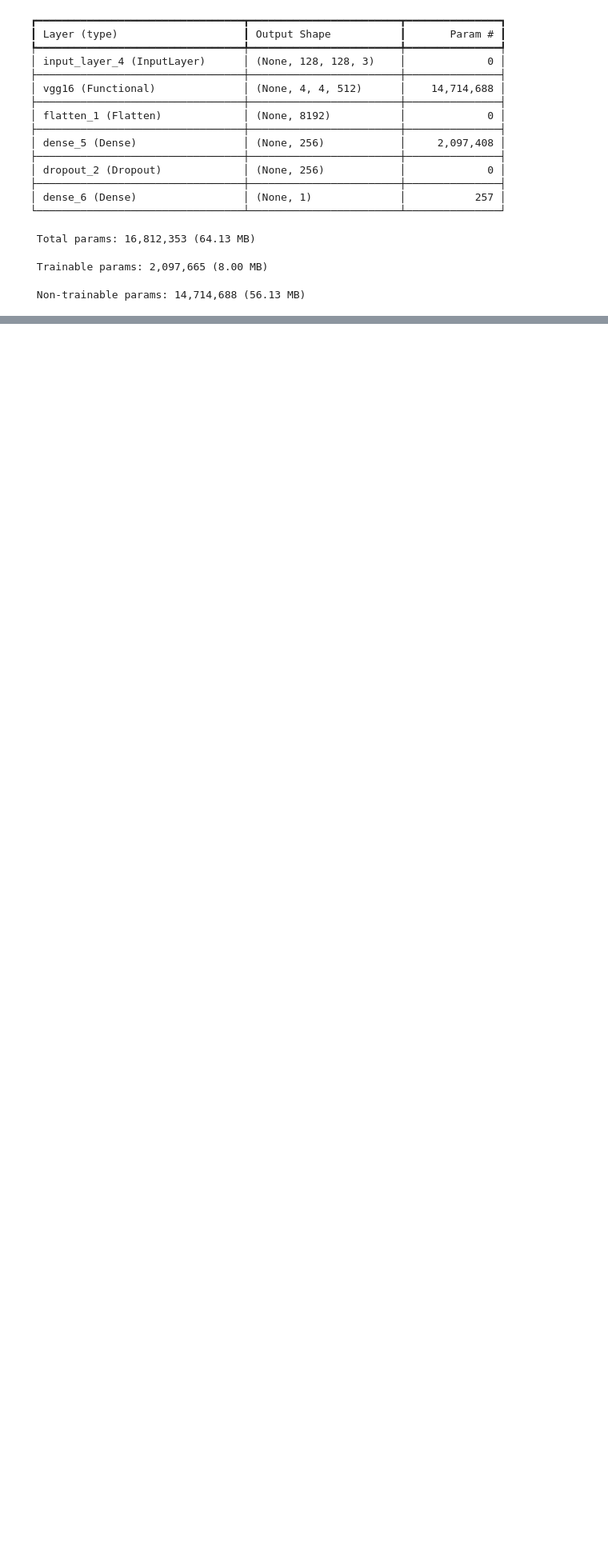
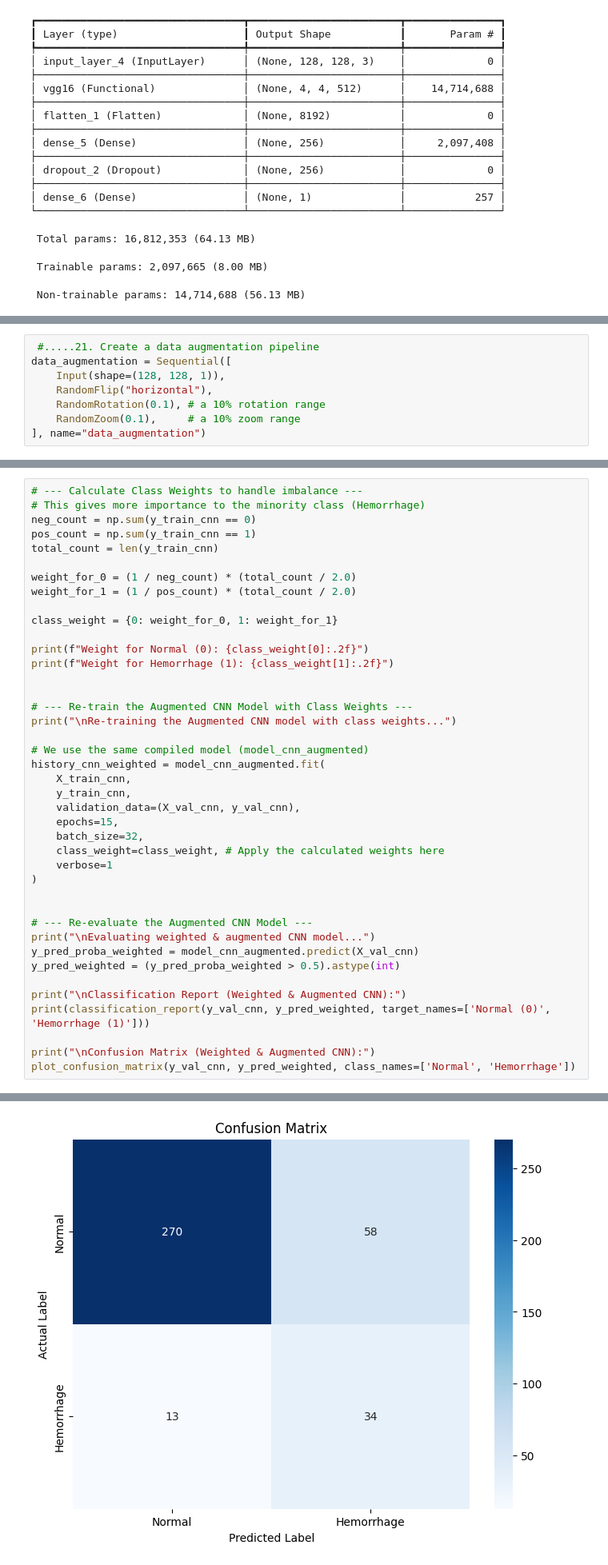
Before and after one commit to khadkadiwakar/Intercranial-Hemorrhage-Detection-, a Jupyter notebook: notebooks/2.0-model-prototyping.ipynb, the cells around one changed output, grey strips where cells are left out. Shown at 80% size. Saved outputs shown, nothing was run; the diff lists cells and outputs as text; blank space fills up the shorter version.

Commit message:
Completed all experiments including data augmentation with class weights

```diff
--- a/notebooks/2.0-model-prototyping.ipynb
+++ b/notebooks/2.0-model-prototyping.ipynb
@@ -607,3 +610,11 @@ Hemorrhage (1)       0.72      0.83      0.77        47
 
 Confusion Matrix (Transfer Learning):
 [figure]
+# %%
+ #.....21. Create a data augmentation pipeline
+data_augmentation = Sequential([
+    Input(shape=(128, 128, 1)),
+    RandomFlip("horizontal"),
+    RandomRotation(0.1), # a 10% rotation range
+    RandomZoom(0.1),     # a 10% zoom range
+], name="data_augmentation")
@@ -609,0 +708,42 @@ Confusion Matrix (Transfer Learning):
+# %%
+# --- Calculate Class Weights to handle imbalance ---
+# This gives more importance to the minority class (Hemorrhage)
+neg_count = np.sum(y_train_cnn == 0)
+pos_count = np.sum(y_train_cnn == 1)
+total_count = len(y_train_cnn)
+
+weight_for_0 = (1 / neg_count) * (total_count / 2.0)
+weight_for_1 = (1 / pos_count) * (total_count / 2.0)
+
+class_weight = {0: weight_for_0, 1: weight_for_1}
+
+print(f"Weight for Normal (0): {class_weight[0]:.2f}")
+print(f"Weight for Hemorrhage (1): {class_weight[1]:.2f}")
+
+
+# --- Re-train the Augmented CNN Model with Class Weights ---
+print("\nRe-training the Augmented CNN model with class weights...")
+
+# We use the same compiled model (model_cnn_augmented)
+history_cnn_weighted = model_cnn_augmented.fit(
+    X_train_cnn,
+    y_train_cnn,
+    validation_data=(X_val_cnn, y_val_cnn),
+    epochs=15,
+    batch_size=32,
+    class_weight=class_weight, # Apply the calculated weights here
+    verbose=1
+)
+
+
+# --- Re-evaluate the Augmented CNN Model ---
+print("\nEvaluating weighted & augmented CNN model...")
+y_pred_proba_weighted = model_cnn_augmented.predict(X_val_cnn)
+y_pred_weighted = (y_pred_proba_weighted > 0.5).astype(int)
+
+print("\nClassification Report (Weighted & Augmented CNN):")
+print(classification_report(y_val_cnn, y_pred_weighted, target_names=['Normal (0)', 'Hemorrhage (1)']))
+
+print("\nConfusion Matrix (Weighted & Augmented CNN):")
+plot_confusion_matrix(y_val_cnn, y_pred_weighted, class_names=['Normal', 'Hemorrhage'])
+# %% [output]
@@ -609,0 +767 @@ Confusion Matrix (Transfer Learning):
+[figure, added]
```
Also changed, not shown: parts of 7 cells of this notebook.
